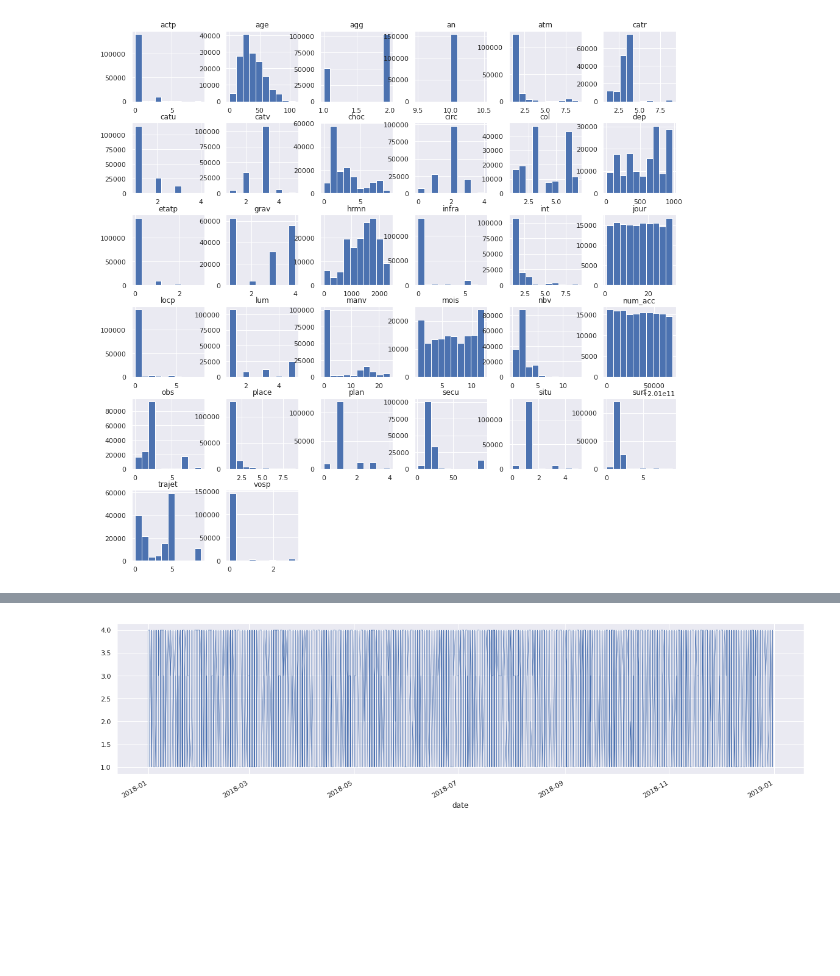
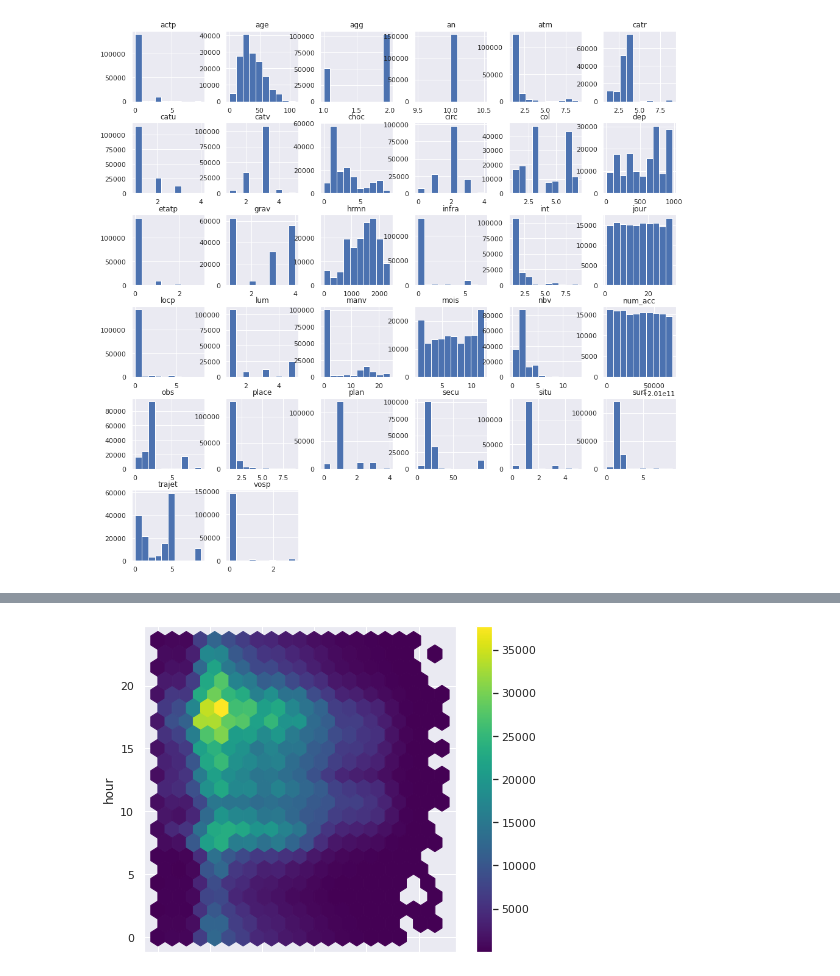
Before and after one commit to maicken/traffic-accident-injury-analysis, a Jupyter notebook: Time_Analysis.ipynb, the cells around one changed output, grey strips where cells are left out. Saved outputs shown, nothing was run; the diff lists cells and outputs as text; code cells hidden in the pictures; blank space fills up the shorter version.

Commit message:
Updating with new graphs

```diff
--- a/Time_Analysis.ipynb
+++ b/Time_Analysis.ipynb
@@ -142,7 +142,15 @@ df_test2.head(3)
 # %%
 # Use seaborn style defaults and set the default figure size
-sns.set(rc={'figure.figsize':(20, 5)})
 
-df_test2['grav'].plot(linewidth=0.5);
+df3 = df_test[['grav', 'hour', 'age']].copy()
+
+sns.set(rc={'figure.figsize':(7, 6)})
+
+ax = df3.plot.hexbin(x='age',
+                    y='hour',
+                    C='grav',
+                    reduce_C_function=np.sum,
+                    gridsize=20,
+                    cmap="viridis")
 # %% [output]
-[figure, old version]
+[figure, new version]
```
Also changed, not shown: parts of 6 cells of this notebook.
